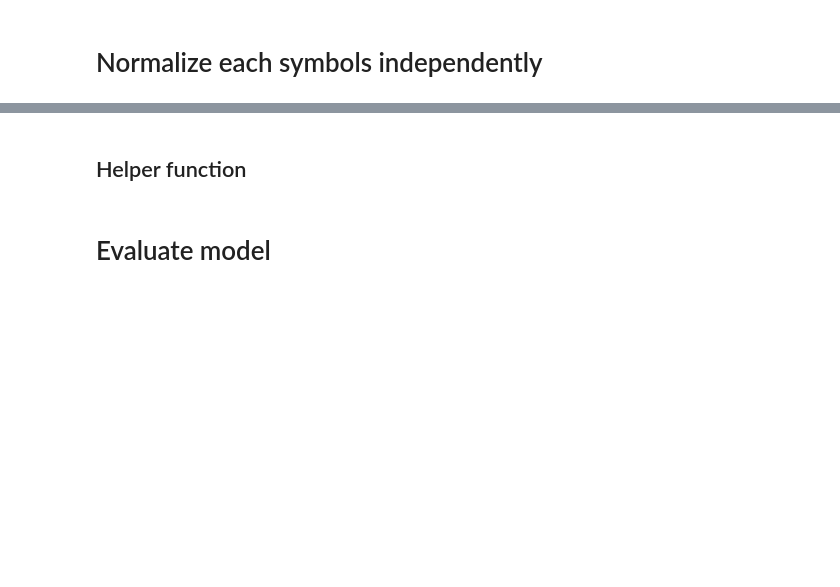
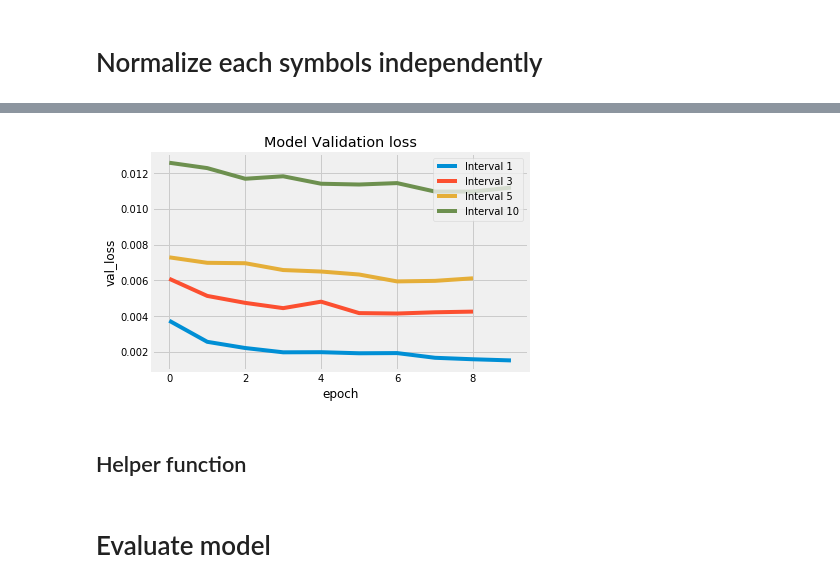
Before and after one commit to sey-kh/internship-tw, a Jupyter notebook: gru_model_historical_stock_prices.ipynb, the cells around one changed output, grey strips where cells are left out. Cells and saved outputs as stored; diff of their text form; code cells hidden in the pictures; blank space fills up the shorter version.

```diff
--- a/gru_model_historical_stock_prices.ipynb
+++ b/gru_model_historical_stock_prices.ipynb
@@ -20,4 +22,8 @@ trainSet = dataset['2015':'2017'].sort_values(by=['ticker','date'])
 testSet = dataset['2018':].sort_values(by=['ticker','date'])
+# %%
+# Hyper paramerters
+no_neurons = 60
+drop_out = 0.2
 # %% [markdown]
 # Normalize each symbols independently
 # %%
@@ -118,3 +173,13 @@ Epoch 5/10
+# %%
+for i in prediction_intervals:
+    plt.plot(model_history[i].history['val_loss'])
+plt.title('Model Validation loss')
+plt.ylabel('val_loss')
+plt.xlabel('epoch')
+plt.legend(['Interval 1', 'Interval 3', 'Interval 5', 'Interval 10'], loc='upper right')
+plt.show()
+# %% [output]
+[figure, added]
 # %% [markdown]
 ## Helper function ##
 # %%
```
Also changed, not shown: parts of 20 cells of this notebook.
